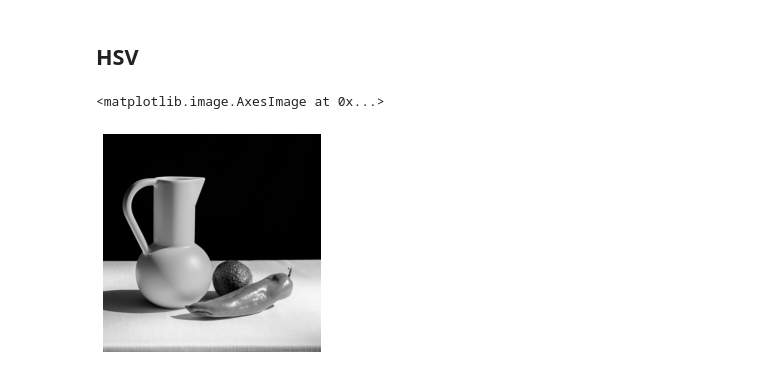
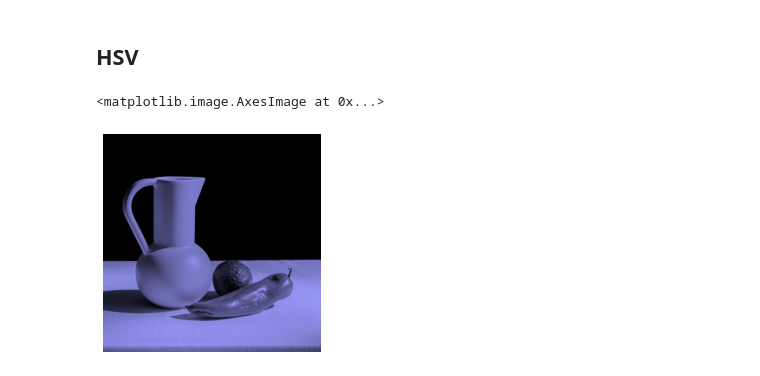
Before and after one commit to molnar75/diplomamunka, a Jupyter notebook: notebooks/08_colorization.ipynb, the cells around one changed output. Saved outputs shown, nothing was run; the diff lists cells and outputs as text; code cells hidden in the pictures.

Commit message:
Continue on RGB colorization

```diff
--- a/notebooks/08_colorization.ipynb
+++ b/notebooks/08_colorization.ipynb
@@ -61,0 +180,24 @@ plt.imshow(colored_image)
+# %%
+import numpy as np
+import cv2
+
+colored_image_rgb_multiply = cv2.cvtColor(resized_image, cv2.COLOR_GRAY2RGB)
+
+r, g, b = cv2.split(colored_image_rgb_multiply)
+
+k = 5
+for i in range(0, k):
+    np.multiply(r, colors[i][0]/255, out=r,
+                where=label_map==i, casting="unsafe")
+    np.multiply(g, colors[i][1]/255, out=g,
+                where=label_map==i, casting="unsafe")
+    np.multiply(b, colors[i][2]/255, out=b,
+                where=label_map==i, casting="unsafe")
+
+colored_image_rgb_multiply = cv2.merge([r, g, b])
+
+plt.figure(figsize=(6,6))
+
+plt.axis("off")
+
+plt.imshow(colored_image_rgb_multiply)
@@ -63,23 +207,24 @@ plt.imshow(colored_image)
 ## HSV
 # %%
 import colorsys
-green = colorsys.rgb_to_hsv(0, 255, 0)
+color = [255, 0, 0]
+color_hsv = colorsys.rgb_to_hsv(color[0]/255, color[1]/255, color[2]/255)
 
-colored_image = cv2.cvtColor(resized_image, cv2.COLOR_GRAY2RGB)
+colored_image_rgb = cv2.cvtColor(resized_image, cv2.COLOR_GRAY2RGB)
 
-hsv_image = cv2.cvtColor(colored_image, cv2.COLOR_RGB2HSV)
+hsv_image = cv2.cvtColor(colored_image_rgb, cv2.COLOR_RGB2HSV)
 
 test = hsv_image
 
 for i in range(1024):
     for j in range(1024):
-        test[i][j] = [green[0], hsv_image[i][j][1], hsv_image[i][j][2]]
+        test[i][j] = [120, 100, hsv_image[i][j][2]]
 
 plt.axis("off")
 
 test_rgb = cv2.cvtColor(test, cv2.COLOR_HSV2RGB)
 
 plt.imshow(test_rgb)
 # %% [output]
 <matplotlib.image.AxesImage at 0x...>
-[figure, old version]
+[figure, new version]
```
Also changed, not shown: parts of 7 cells of this notebook.
